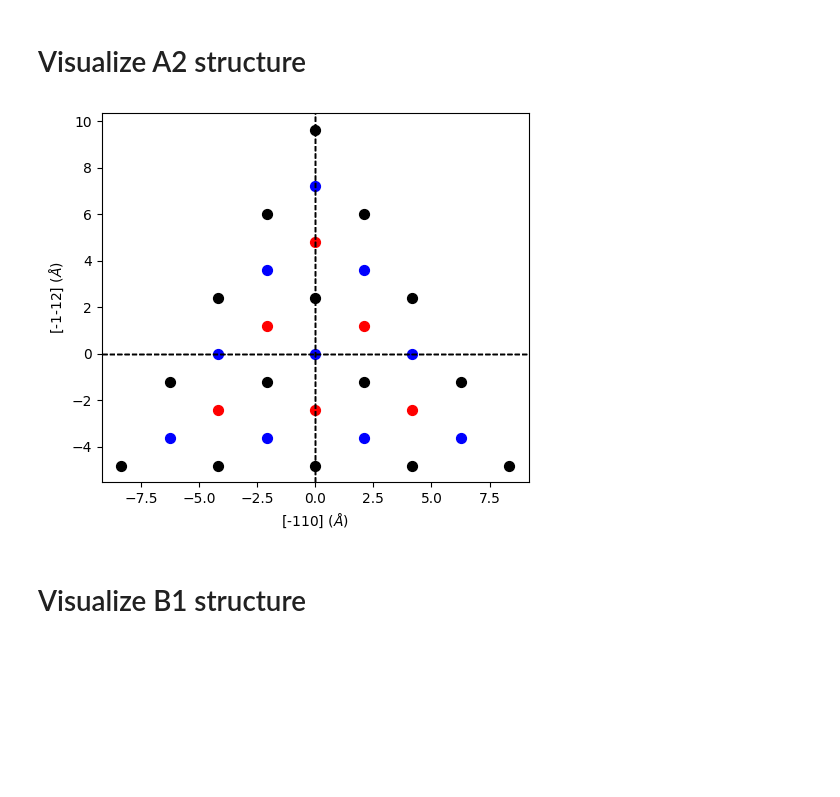
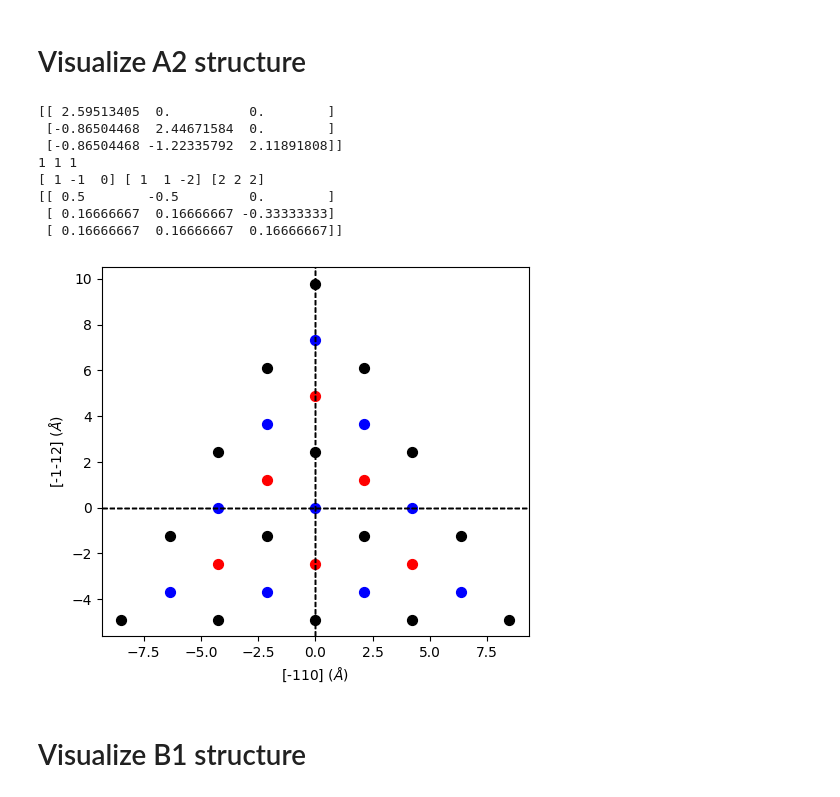
Before and after one commit to ymzhang0/aiida-dislocation, a Jupyter notebook: src/aiida_dislocation/examples/test_cut.ipynb, the cells around one changed output. Drawn from its saved outputs; the diff is of its cells as text; code cells hidden in the pictures; blank space fills up the shorter version.

Commit message:
fixing stacking

```diff
--- a/src/aiida_dislocation/examples/test_cut.ipynb
+++ b/src/aiida_dislocation/examples/test_cut.ipynb
@@ -66,6 +66,7 @@ plt.show()
 # Visualize A2 structure
 # %%
 ase_atom = read('./structures/cif/V-227-A2.cif', format='cif')
+print(ase_atom.cell.array)
 P = numpy.array([
     [10, 0, 0],
     [0, 10, 0],
@@ -84,34 +85,69 @@ slipping_systems = {
         'b': [1, 1, 0],
     },
     '111': {
         'cut_plane': [1, 1, 1],
         'a': [-1, 1, 0],
         'b': [-1, -1, 2],
         },
     }
 
+
 slipping_system = slipping_systems['111']
 
 grouped_by_plane = group_by_plane(ase_atom, P, slipping_system['cut_plane'])
 
+v1, v2, v3 = find_plane_pbc(ase_atom, slipping_system['cut_plane'])
+
+print(v1, v2, v3)
+
+M  = numpy.column_stack((v1, v2, v3))
+Minv = numpy.linalg.inv(M)
+
+positions = ase_atom.positions
+cell = ase_atom.cell.array
+a, b, c = cell
+for x,y,z in positions:
+    f = numpy.array([x, y, z], dtype=float)
+    alpha, beta, gamma = Minv.dot(f)
+
+    # 3) 筛出落在过原点平面上的那些 atom
+    if abs(gamma - round(gamma)) > 1e-6:
+        continue
+
+    layer = int(round(gamma))
+    # 把 alpha,beta 映射回 [0,1)
+    a_mod = alpha - numpy.floor(alpha)
+    b_mod = beta  - numpy.floor(beta)
+    # 4) 真实空间坐标
+    R = x*a + y*b + z*c
+
+print(Minv)
 from matplotlib import pyplot as plt
 from matplotlib.colors import LinearSegmentedColormap
 
 
 l = list(grouped_by_plane.items())
 fig, ax = plt.subplots()
 
 plot_layer(ase_atom, l[2][1], ax, slipping_system['a'], slipping_system['b'], 'red', 'V')
 plot_layer(ase_atom, l[3][1], ax, slipping_system['a'], slipping_system['b'], 'blue', 'V')
 plot_layer(ase_atom, l[4][1], ax, slipping_system['a'], slipping_system['b'], 'black', 'V')
 # plot_layer(ase_atom, l[5][1], ax, slipping_system['a'], slipping_system['b'], 'cyan', 'V')
 # plot_layer(ase_atom, l[9][1], ax, slipping_system['a'], slipping_system['b'], 'cyan', 'V')
 # plot_layer(l[6][1], ax, a, b, 'black', 'Al')
 # plot_layer(l[7][1], ax, a, b, 'blue', 'Al')
 # plot_layer(l[8][1], ax, a, b, 'cyan', 'Al')
 plt.show()
 # %% [output]
+[[ 2.59513405  0.          0.        ]
+ [-0.86504468  2.44671584  0.        ]
+ [-0.86504468 -1.22335792  2.11891808]]
+1 1 1
+[ 1 -1  0] [ 1  1 -2] [2 2 2]
+[[ 0.5        -0.5         0.        ]
+ [ 0.16666667  0.16666667 -0.33333333]
+ [ 0.16666667  0.16666667  0.16666667]]
-[figure, old version]
+[figure, new version]
 # %% [markdown]
 # Visualize B1 structure
 # %%
```
Also changed, not shown: parts of 1 cell of this notebook, 4 other files.
